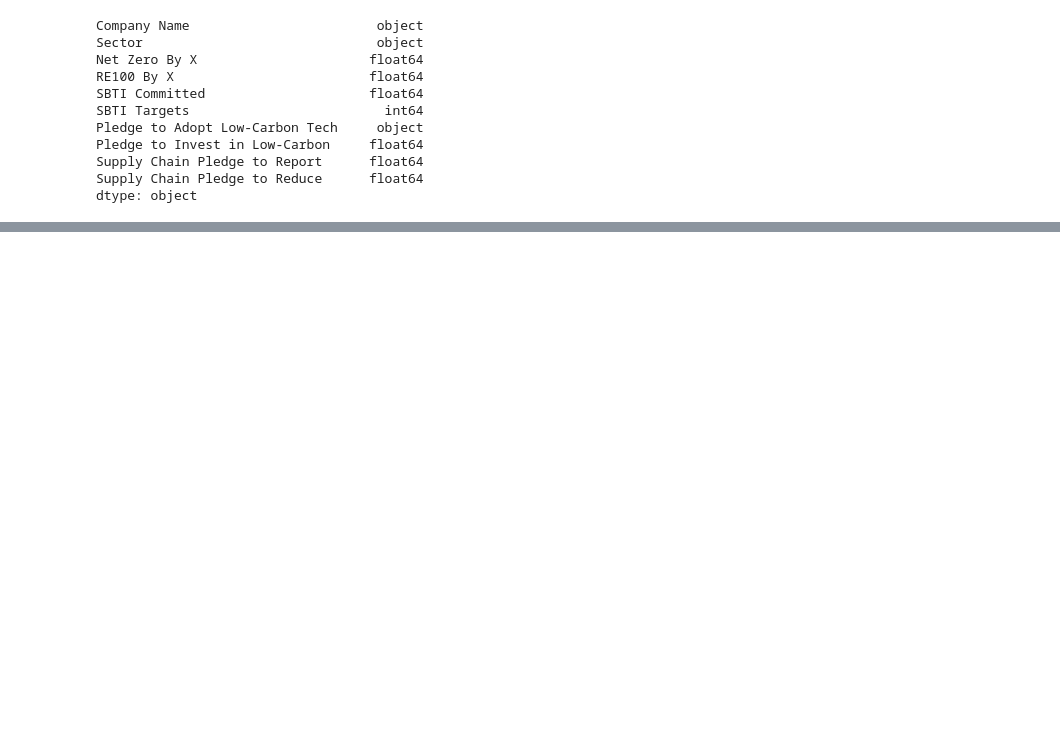
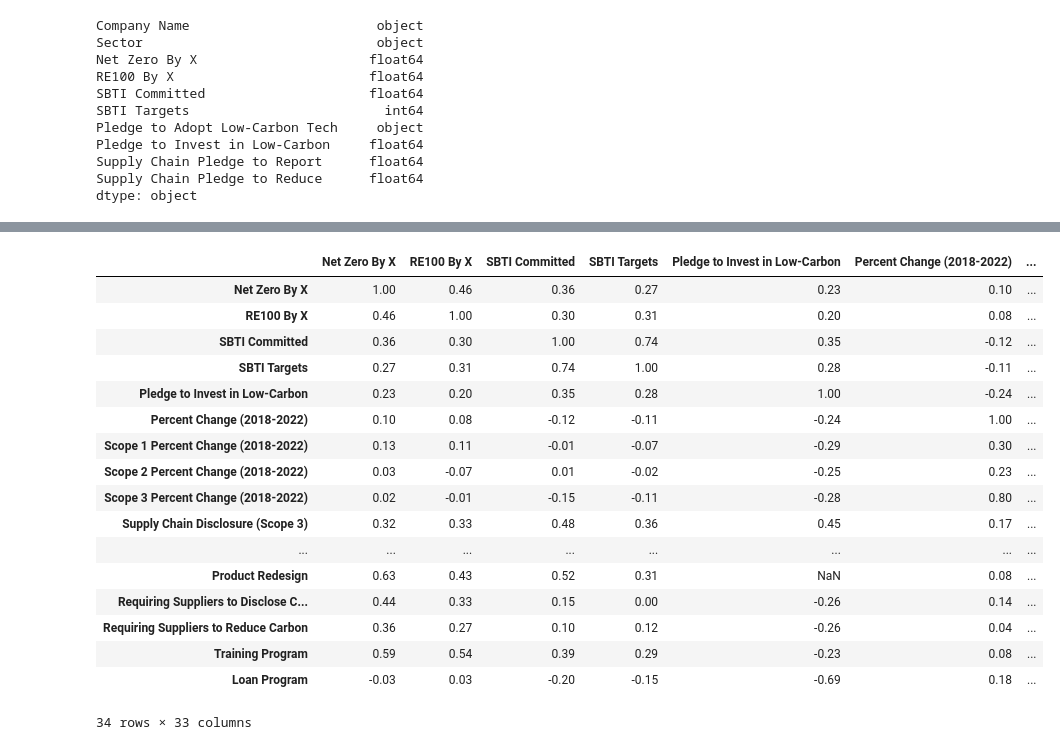
Before and after one commit to zcjanin/decarbonization-2024, a Jupyter notebook: Correlations.ipynb, the cells around one changed output, grey strips where cells are left out. Cells and saved outputs as stored; diff of their text form; code cells hidden in the pictures; blank space fills up the shorter version.

Commit message:
Uploaded correlation tables

```diff
--- a/Correlations.ipynb
+++ b/Correlations.ipynb
@@ -132,0 +137,22 @@ commitments.merge(percents, on='Company Name')
+# %%
+activties_corr = emissions_activ.corr(method='kendall', numeric_only=True).round(2).drop(columns=['Product Specific Carbon Metric (CO2/X)'])
+activties_corr
+# %% [output]
+|  | Net Zero By X | RE100 By X | SBTI Committed | SBTI Targets | Pledge to Invest in Low-Carbon | Percent Change (2018-2022) | ... |
+| Net Zero By X | 1.00 | 0.46 | 0.36 | 0.27 | 0.23 | 0.10 | ... |
+| RE100 By X | 0.46 | 1.00 | 0.30 | 0.31 | 0.20 | 0.08 | ... |
+| SBTI Committed | 0.36 | 0.30 | 1.00 | 0.74 | 0.35 | -0.12 | ... |
+| SBTI Targets | 0.27 | 0.31 | 0.74 | 1.00 | 0.28 | -0.11 | ... |
+| Pledge to Invest in Low-Carbon | 0.23 | 0.20 | 0.35 | 0.28 | 1.00 | -0.24 | ... |
+| Percent Change (2018-2022) | 0.10 | 0.08 | -0.12 | -0.11 | -0.24 | 1.00 | ... |
+| Scope 1 Percent Change (2018-2022) | 0.13 | 0.11 | -0.01 | -0.07 | -0.29 | 0.30 | ... |
+| Scope 2 Percent Change (2018-2022) | 0.03 | -0.07 | 0.01 | -0.02 | -0.25 | 0.23 | ... |
+| Scope 3 Percent Change (2018-2022) | 0.02 | -0.01 | -0.15 | -0.11 | -0.28 | 0.80 | ... |
+| Supply Chain Disclosure (Scope 3) | 0.32 | 0.33 | 0.48 | 0.36 | 0.45 | 0.17 | ... |
+| ... | ... | ... | ... | ... | ... | ... | ... |
+| Product Redesign | 0.63 | 0.43 | 0.52 | 0.31 | NaN | 0.08 | ... |
+| Requiring Suppliers to Disclose C... | 0.44 | 0.33 | 0.15 | 0.00 | -0.26 | 0.14 | ... |
+| Requiring Suppliers to Reduce Carbon | 0.36 | 0.27 | 0.10 | 0.12 | -0.26 | 0.04 | ... |
+| Training Program | 0.59 | 0.54 | 0.39 | 0.29 | -0.23 | 0.08 | ... |
+| Loan Program | -0.03 | 0.03 | -0.20 | -0.15 | -0.69 | 0.18 | ... |
+34 rows × 33 columns
```
Also changed, not shown: parts of 7 cells of this notebook, 2 other files.
